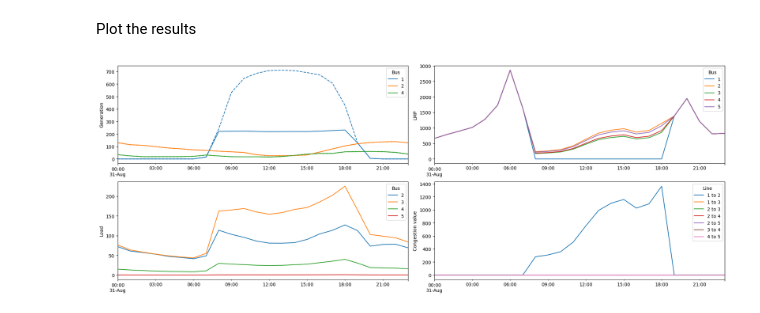
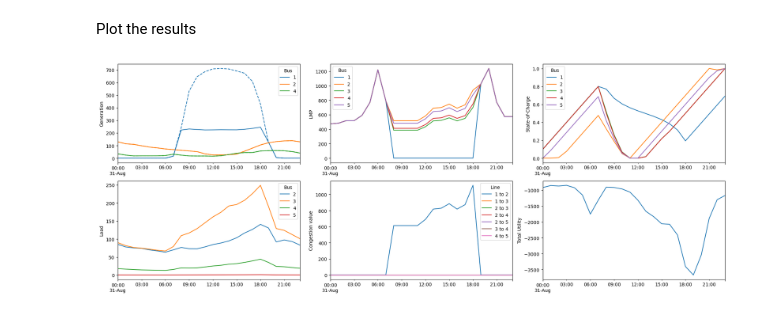
Before and after one commit to eli-brock/opf_zero_marginal_cost, a Jupyter notebook: opf.ipynb, the cells around one changed output. Saved outputs shown, nothing was run; the diff lists cells and outputs as text; code cells hidden in the pictures.

Commit message:
add storage

```diff
--- a/opf.ipynb
+++ b/opf.ipynb
@@ -51,6 +51,12 @@ AL[L,:] = np.eye(len(L))
 
 # Elasticity
 e = -0.5
+
+# Storage capacity
+b = 100*np.ones(N)/base
+
+# Storage charge/discharge rate
+r = 10*np.ones(N)/base
 # %% [markdown]
 We solve a **demand-side** problem with zero marginal cost, fixed supply, and elastic demand. For this minimal example, we make the follwing assumptions:
 - Each load submits a demand curve. The system operator dispatches to maximize total utlity $U(P)$.
@@ -132,36 +144,43 @@ sim(results)
 # %% [markdown]
 Plot the results
 # %%
-fig, ax = plt.subplots(2,2)
+fig, ax = plt.subplots(2,3)
 
 results['Dispatched Generation'].apply(pd.Series).plot(ax=ax[0,0])
 colors = [line.get_color() for line in ax[0,0].lines]
 results['Maximum Generation'].apply(pd.Series).plot(ax=ax[0,0], linestyle='dashed', color=colors)
 ax[0,0].set_ylabel('Generation')
 ax[0,0].legend(G+1, title='Bus')
 
 results['LMP'].apply(pd.Series).plot(ax=ax[0,1])
 ax[0,1].set_ylabel('LMP')
 ax[0,1].legend(range(1,N+1), title='Bus')
 
 results['Dispatched Load'].apply(pd.Series).plot(ax=ax[1,0])
 ax[1,0].set_ylabel('Load')
 ax[1,0].legend(L+1, title='Bus')
 
 idx = np.array(np.where(P_line != 0))
 results['Congestion'].apply(
     lambda M: pd.Series(
         {
             f'{i+1} to {j+1}': M[i,j]-M[j,i]
             for i, j in idx[:,idx[0] < idx[1]].T
         }
     )
 ).plot(ax=ax[1,1])
 ax[1,1].set_ylabel('Congestion value')
 ax[1,1].legend(title='Line')
 
+(results['Storage'].apply(pd.Series).cumsum()/(b*base)).plot(ax=ax[0,2])
+ax[0,2].legend(range(1,N+1), title='Bus')
+ax[0,2].set_ylabel('State-of-Charge')
+
+results['U'].plot(ax=ax[1,2])
+ax[1,2].set_ylabel('Total Utility')
+
 fig.set_size_inches(fig.get_size_inches()*[3,1.5])
 fig.tight_layout()
 fig.show()
 # %% [output]
-[figure, old version]
+[figure, new version]
```
Also changed, not shown: parts of 1 cell of this notebook.
